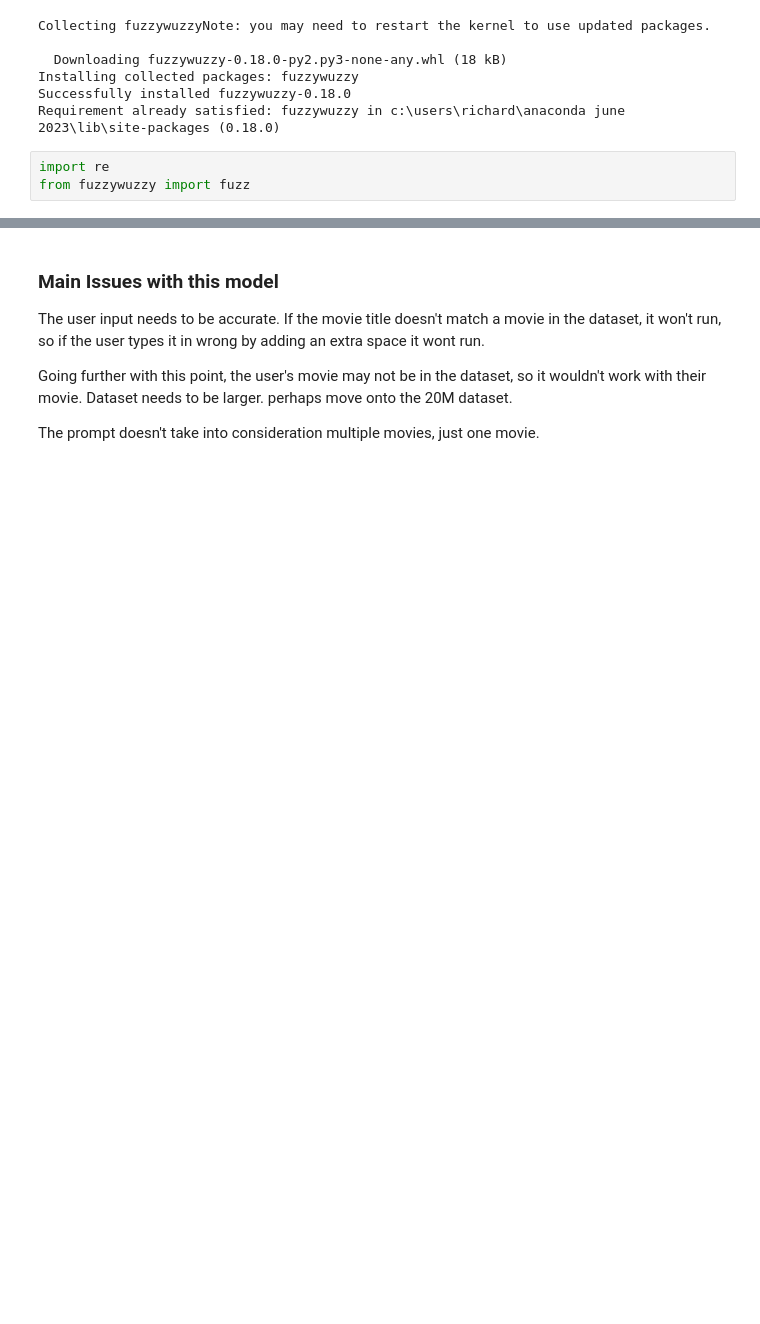
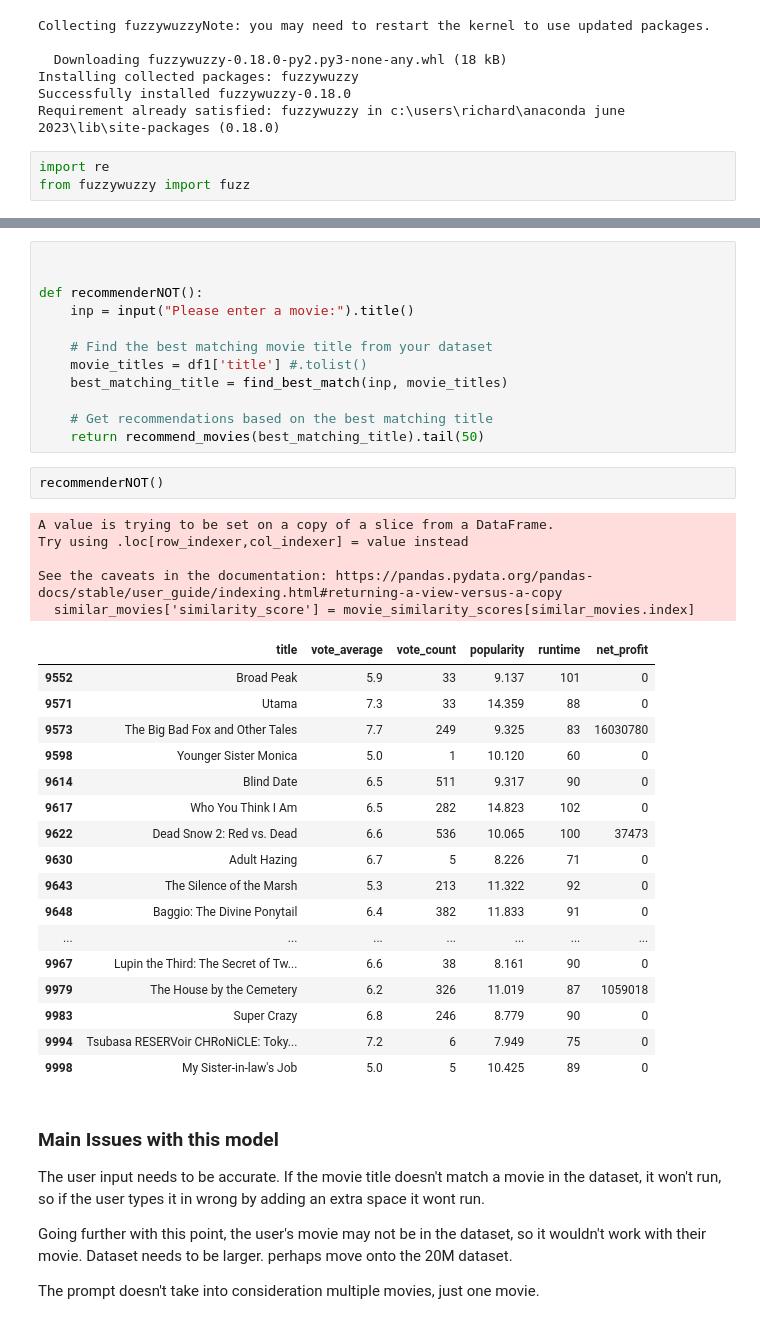
Before and after one commit to Richard-Vuong/Movie-Recommender-Engine, a Jupyter notebook: MoviesRecommender.ipynb, the cells around one changed output, grey strips where cells are left out. Saved outputs shown, nothing was run; the diff lists cells and outputs as text; blank space fills up the shorter version.

```diff
--- a/MoviesRecommender.ipynb
+++ b/MoviesRecommender.ipynb
@@ -460,3 +462,40 @@ See the caveats in the documentation: https://pandas.pydata.org/pandas-docs/stab
+# %%
+
+
+def recommenderNOT():
+    inp = input("Please enter a movie:").title()
+
+    # Find the best matching movie title from your dataset
+    movie_titles = df1['title'] #.tolist()
+    best_matching_title = find_best_match(inp, movie_titles)
+
+    # Get recommendations based on the best matching title
+    return recommend_movies(best_matching_title).tail(50)
+# %%
+recommenderNOT()
+# %% [output]
+A value is trying to be set on a copy of a slice from a DataFrame.
+Try using .loc[row_indexer,col_indexer] = value instead
+
+See the caveats in the documentation: https://pandas.pydata.org/pandas-docs/stable/user_guide/indexing.html#returning-a-view-versus-a-copy
+  similar_movies['similarity_score'] = movie_similarity_scores[similar_movies.index]
+|  | title | vote_average | vote_count | popularity | runtime | net_profit |
+| 9552 | Broad Peak | 5.9 | 33 | 9.137 | 101 | 0 |
+| 9571 | Utama | 7.3 | 33 | 14.359 | 88 | 0 |
+| 9573 | The Big Bad Fox and Other Tales | 7.7 | 249 | 9.325 | 83 | 16030780 |
+| 9598 | Younger Sister Monica | 5.0 | 1 | 10.120 | 60 | 0 |
+| 9614 | Blind Date | 6.5 | 511 | 9.317 | 90 | 0 |
+| 9617 | Who You Think I Am | 6.5 | 282 | 14.823 | 102 | 0 |
+| 9622 | Dead Snow 2: Red vs. Dead | 6.6 | 536 | 10.065 | 100 | 37473 |
+| 9630 | Adult Hazing | 6.7 | 5 | 8.226 | 71 | 0 |
+| 9643 | The Silence of the Marsh | 5.3 | 213 | 11.322 | 92 | 0 |
+| 9648 | Baggio: The Divine Ponytail | 6.4 | 382 | 11.833 | 91 | 0 |
+| ... | ... | ... | ... | ... | ... | ... |
+| 9967 | Lupin the Third: The Secret of Tw... | 6.6 | 38 | 8.161 | 90 | 0 |
+| 9979 | The House by the Cemetery | 6.2 | 326 | 11.019 | 87 | 1059018 |
+| 9983 | Super Crazy | 6.8 | 246 | 8.779 | 90 | 0 |
+| 9994 | Tsubasa RESERVoir CHRoNiCLE: Toky... | 7.2 | 6 | 7.949 | 75 | 0 |
+| 9998 | My Sister-in-law's Job | 5.0 | 5 | 10.425 | 89 | 0 |
 # %% [markdown]
 ### Main Issues with this model
 
```
Also changed, not shown: parts of 3 cells of this notebook.
